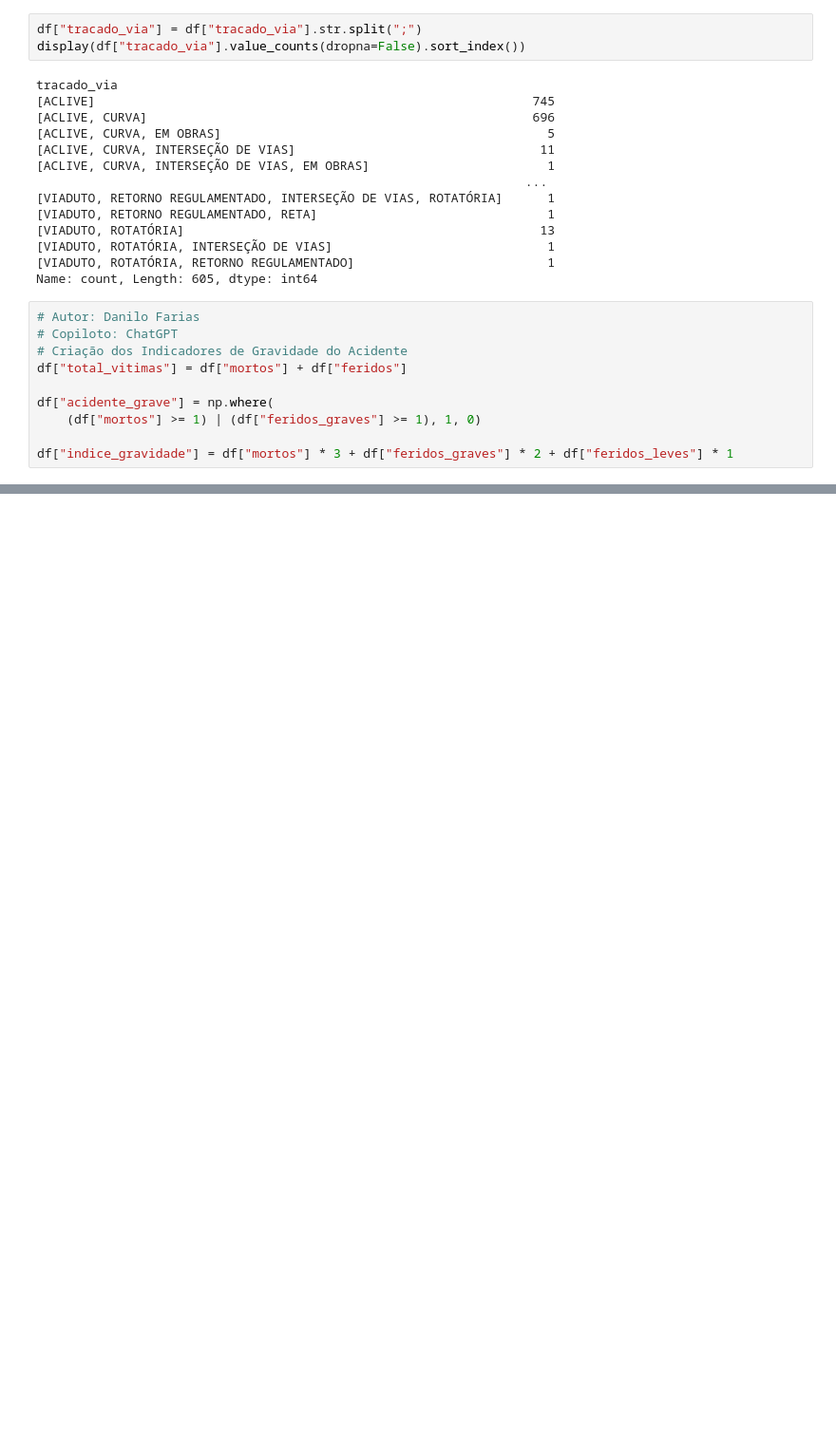
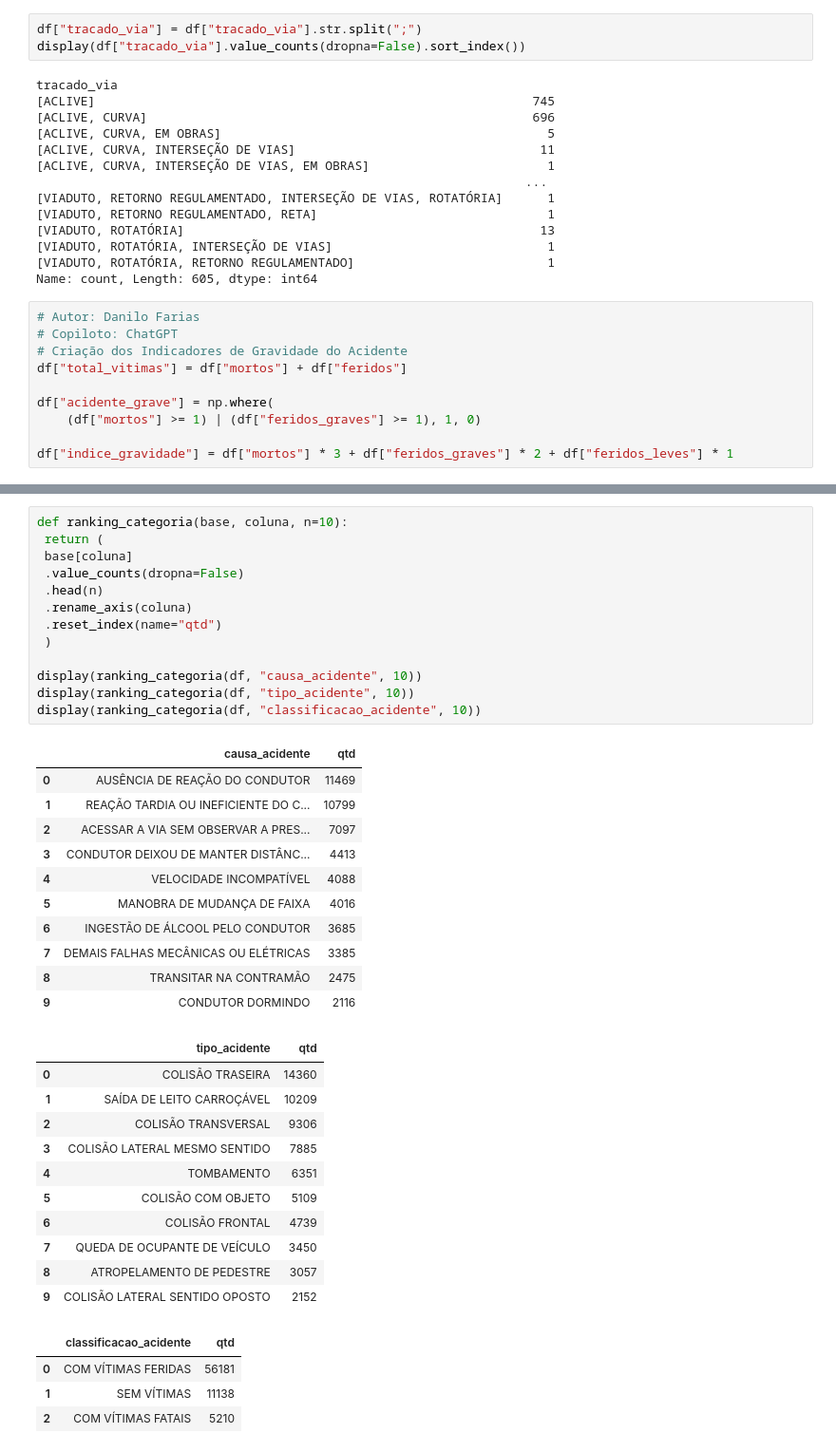
Before and after one commit to Felipe04br/FAP-2026-AnaliseDados, a Jupyter notebook: Projeto_PRF/notebooks/modulo04.ipynb, the cells around one changed output, grey strips where cells are left out. Shown at 95% size. Saved outputs shown, nothing was run; the diff lists cells and outputs as text; blank space fills up the shorter version.

```diff
--- a/Projeto_PRF/notebooks/modulo04.ipynb
+++ b/Projeto_PRF/notebooks/modulo04.ipynb
@@ -470,0 +509,40 @@ df["indice_gravidade"] = df["mortos"] * 3 + df["feridos_graves"] * 2 + df["ferid
+# %%
+def ranking_categoria(base, coluna, n=10):
+ return (
+ base[coluna]
+ .value_counts(dropna=False)
+ .head(n)
+ .rename_axis(coluna)
+ .reset_index(name="qtd")
+ )
+
+display(ranking_categoria(df, "causa_acidente", 10))
+display(ranking_categoria(df, "tipo_acidente", 10))
+display(ranking_categoria(df, "classificacao_acidente", 10))
+# %% [output]
+|  | causa_acidente | qtd |
+| 0 | AUSÊNCIA DE REAÇÃO DO CONDUTOR | 11469 |
+| 1 | REAÇÃO TARDIA OU INEFICIENTE DO C... | 10799 |
+| 2 | ACESSAR A VIA SEM OBSERVAR A PRES... | 7097 |
+| 3 | CONDUTOR DEIXOU DE MANTER DISTÂNC... | 4413 |
+| 4 | VELOCIDADE INCOMPATÍVEL | 4088 |
+| 5 | MANOBRA DE MUDANÇA DE FAIXA | 4016 |
+| 6 | INGESTÃO DE ÁLCOOL PELO CONDUTOR | 3685 |
+| 7 | DEMAIS FALHAS MECÂNICAS OU ELÉTRICAS | 3385 |
+| 8 | TRANSITAR NA CONTRAMÃO | 2475 |
+| 9 | CONDUTOR DORMINDO | 2116 |
+|  | tipo_acidente | qtd |
+| 0 | COLISÃO TRASEIRA | 14360 |
+| 1 | SAÍDA DE LEITO CARROÇÁVEL | 10209 |
+| 2 | COLISÃO TRANSVERSAL | 9306 |
+| 3 | COLISÃO LATERAL MESMO SENTIDO | 7885 |
+| 4 | TOMBAMENTO | 6351 |
+| 5 | COLISÃO COM OBJETO | 5109 |
+| 6 | COLISÃO FRONTAL | 4739 |
+| 7 | QUEDA DE OCUPANTE DE VEÍCULO | 3450 |
+| 8 | ATROPELAMENTO DE PEDESTRE | 3057 |
+| 9 | COLISÃO LATERAL SENTIDO OPOSTO | 2152 |
+|  | classificacao_acidente | qtd |
+| 0 | COM VÍTIMAS FERIDAS | 56181 |
+| 1 | SEM VÍTIMAS | 11138 |
+| 2 | COM VÍTIMAS FATAIS | 5210 |
```
Also changed, not shown: parts of 14 cells of this notebook, 3 other files.
